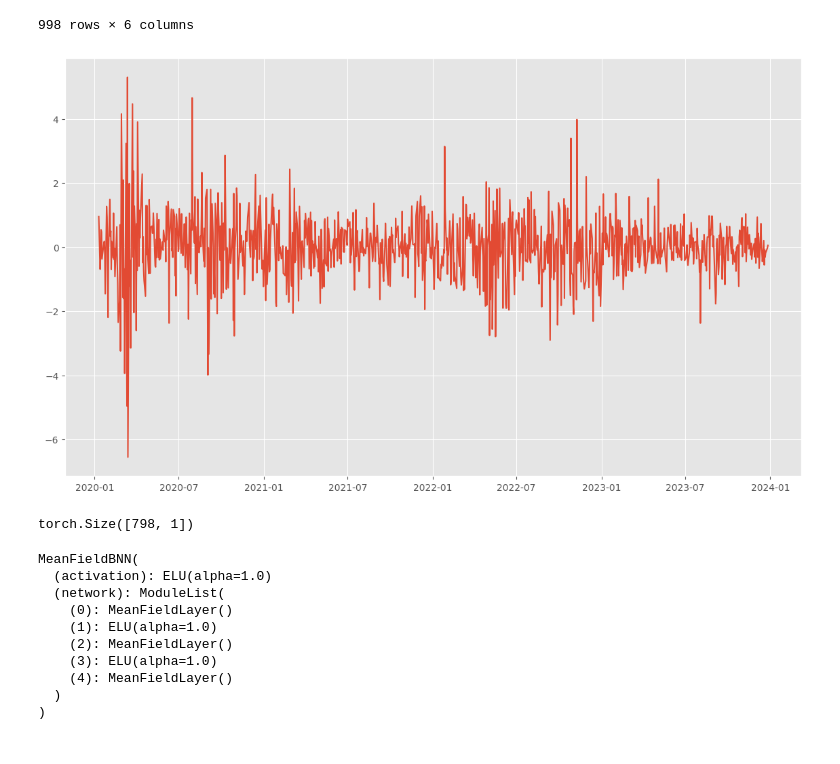
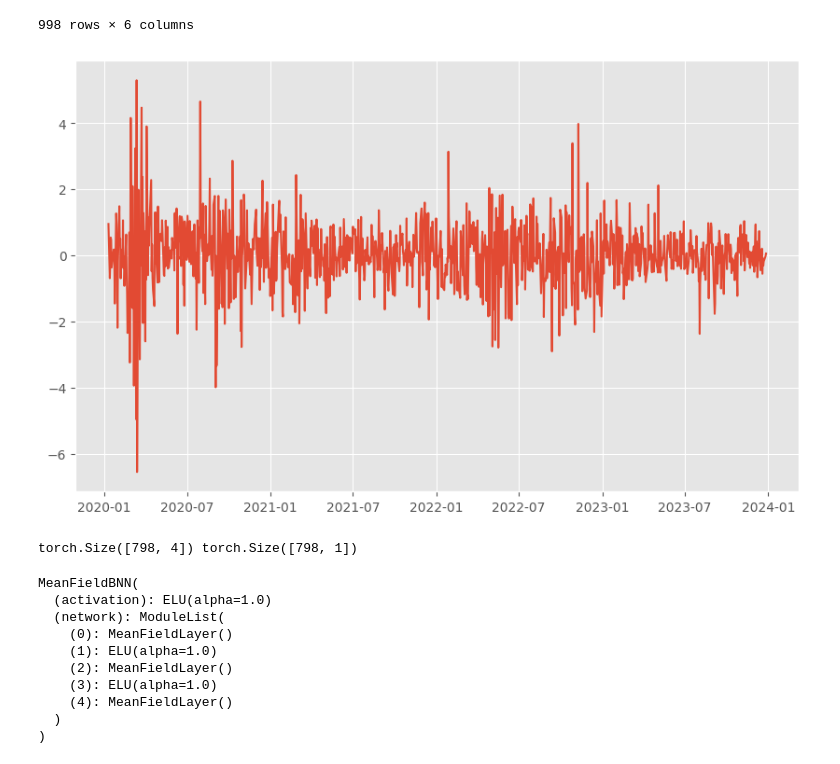
Before and after one commit to Marco-Gal/Bayesian-Neural-Network-Project, a Jupyter notebook: Financial Data/Pat attempts/log-returns.ipynb, the cells around one changed output. Drawn from its saved outputs; the diff is of its cells as text; code cells hidden in the pictures.

```diff
--- a/Financial Data/Pat attempts/log-returns.ipynb
+++ b/Financial Data/Pat attempts/log-returns.ipynb
@@ -55,12 +71,12 @@ from sklearn.model_selection import train_test_split
 from tqdm import tqdm
 # %%
 plt.style.use('ggplot')
-plt.rcParams["figure.figsize"] = (14, 8)
+plt.rcParams["figure.figsize"] = (10, 6)
 
 plt.plot(data.index, data['log_ret'])
 plt.show()
 # %% [output]
-[figure, old version]
+[figure, new version]
 # %%
 # Assuming df is your DataFrame with 'log_ret' as the target (y) and the other columns as features (x)
 
@@ -77,10 +93,9 @@ y_tr = torch.FloatTensor(y_tr).unsqueeze(-1)
 x_te = torch.FloatTensor(x_te)
 y_te = torch.FloatTensor(y_te).unsqueeze(-1)
 
-x_tr.shape
-y_tr.shape
+print(x_tr.shape, y_tr.shape)
 # %% [output]
-torch.Size([798, 1])
+torch.Size([798, 4]) torch.Size([798, 1])
 # %%
 class MeanFieldLayer(nn.Module):
     """Represents a mean-field Gaussian distribution over each layer of the network."""
```
Also changed, not shown: parts of 2 cells of this notebook, 6 other files.
